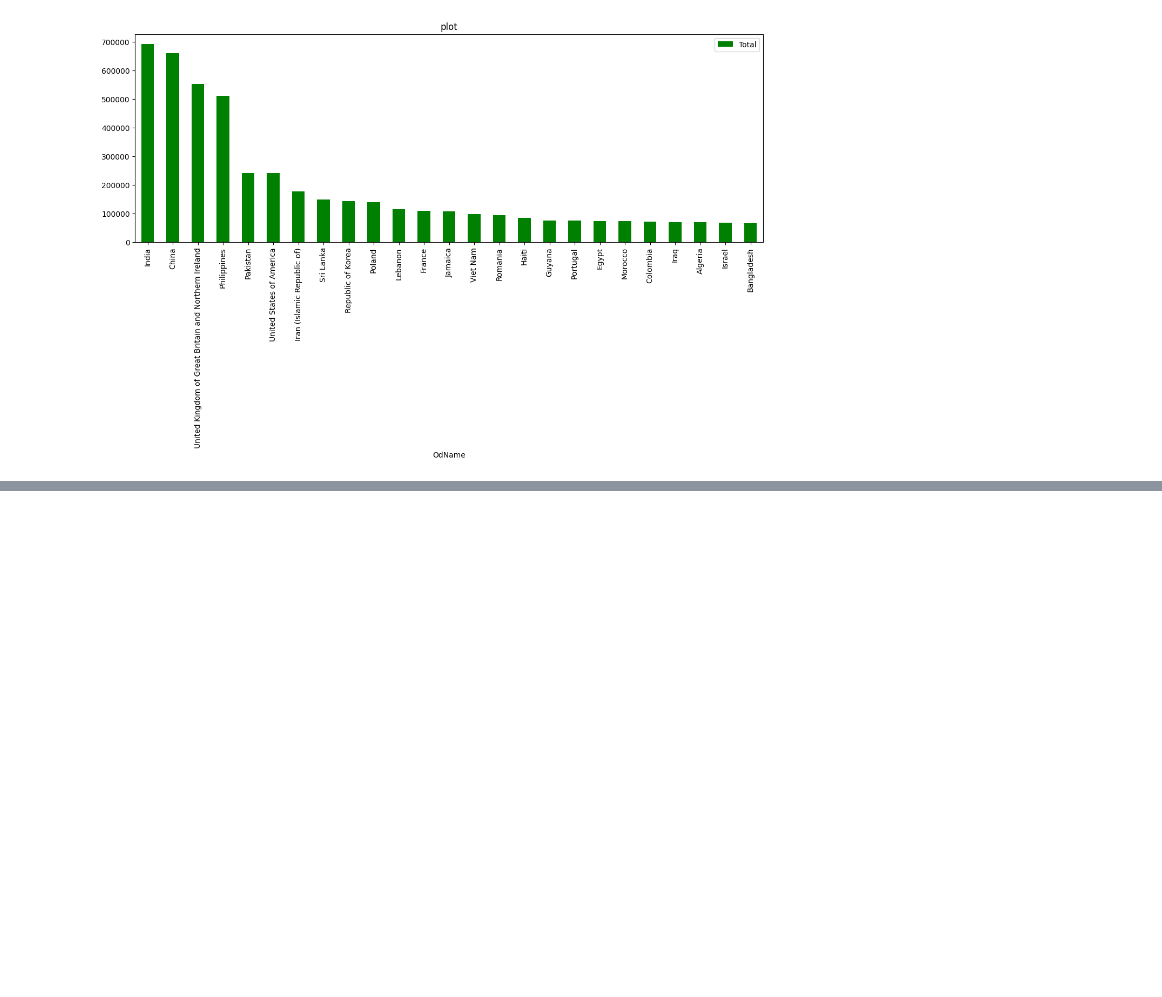
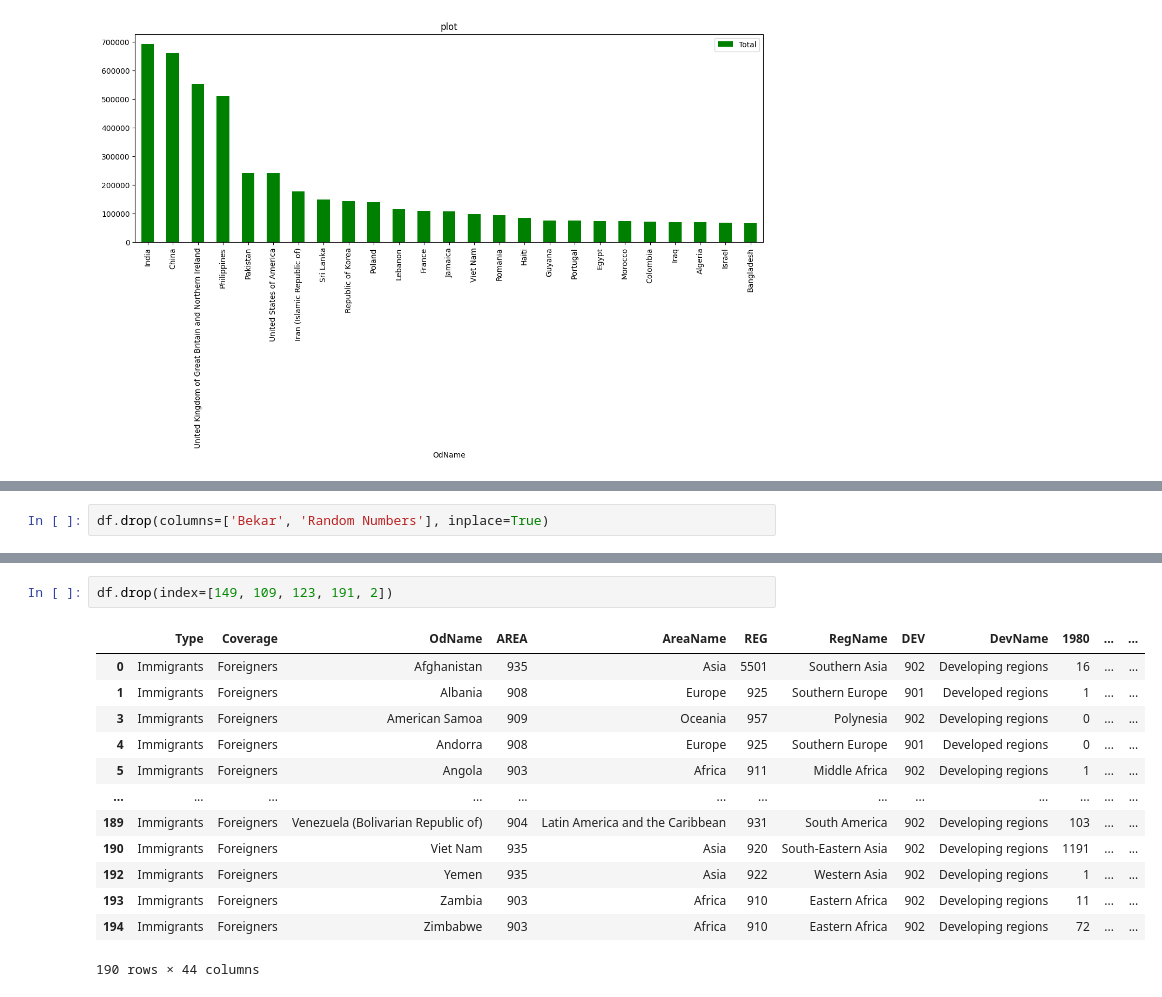
Before and after one commit to mahaksinghal/python-data-science, a Jupyter notebook: pandas basis/analysis.ipynb, the cells around one changed output, grey strips where cells are left out. Drawn from its saved outputs; the diff is of its cells as text; blank space fills up the shorter version.

```diff
--- a/pandas basis/analysis.ipynb
+++ b/pandas basis/analysis.ipynb
@@ -518,0 +554,2 @@ df[['OdName', 'Total']].head(25).plot(
+# %%
+df.drop(columns=['Bekar', 'Random Numbers'], inplace=True)
@@ -518,0 +566,16 @@ df[['OdName', 'Total']].head(25).plot(
+# %%
+df.drop(index=[149, 109, 123, 191, 2])
+# %% [output]
+|  | Type | Coverage | OdName | AREA | AreaName | REG | RegName | DEV | DevName | 1980 | ... | ... |
+| 0 | Immigrants | Foreigners | Afghanistan | 935 | Asia | 5501 | Southern Asia | 902 | Developing regions | 16 | ... | ... |
+| 1 | Immigrants | Foreigners | Albania | 908 | Europe | 925 | Southern Europe | 901 | Developed regions | 1 | ... | ... |
+| 3 | Immigrants | Foreigners | American Samoa | 909 | Oceania | 957 | Polynesia | 902 | Developing regions | 0 | ... | ... |
+| 4 | Immigrants | Foreigners | Andorra | 908 | Europe | 925 | Southern Europe | 901 | Developed regions | 0 | ... | ... |
+| 5 | Immigrants | Foreigners | Angola | 903 | Africa | 911 | Middle Africa | 902 | Developing regions | 1 | ... | ... |
+| ... | ... | ... | ... | ... | ... | ... | ... | ... | ... | ... | ... | ... |
+| 189 | Immigrants | Foreigners | Venezuela (Bolivarian Republic of) | 904 | Latin America and the Caribbean | 931 | South America | 902 | Developing regions | 103 | ... | ... |
+| 190 | Immigrants | Foreigners | Viet Nam | 935 | Asia | 920 | South-Eastern Asia | 902 | Developing regions | 1191 | ... | ... |
+| 192 | Immigrants | Foreigners | Yemen | 935 | Asia | 922 | Western Asia | 902 | Developing regions | 1 | ... | ... |
+| 193 | Immigrants | Foreigners | Zambia | 903 | Africa | 910 | Eastern Africa | 902 | Developing regions | 11 | ... | ... |
+| 194 | Immigrants | Foreigners | Zimbabwe | 903 | Africa | 910 | Eastern Africa | 902 | Developing regions | 72 | ... | ... |
+190 rows × 44 columns
```
Also changed, not shown: parts of 19 cells of this notebook.
